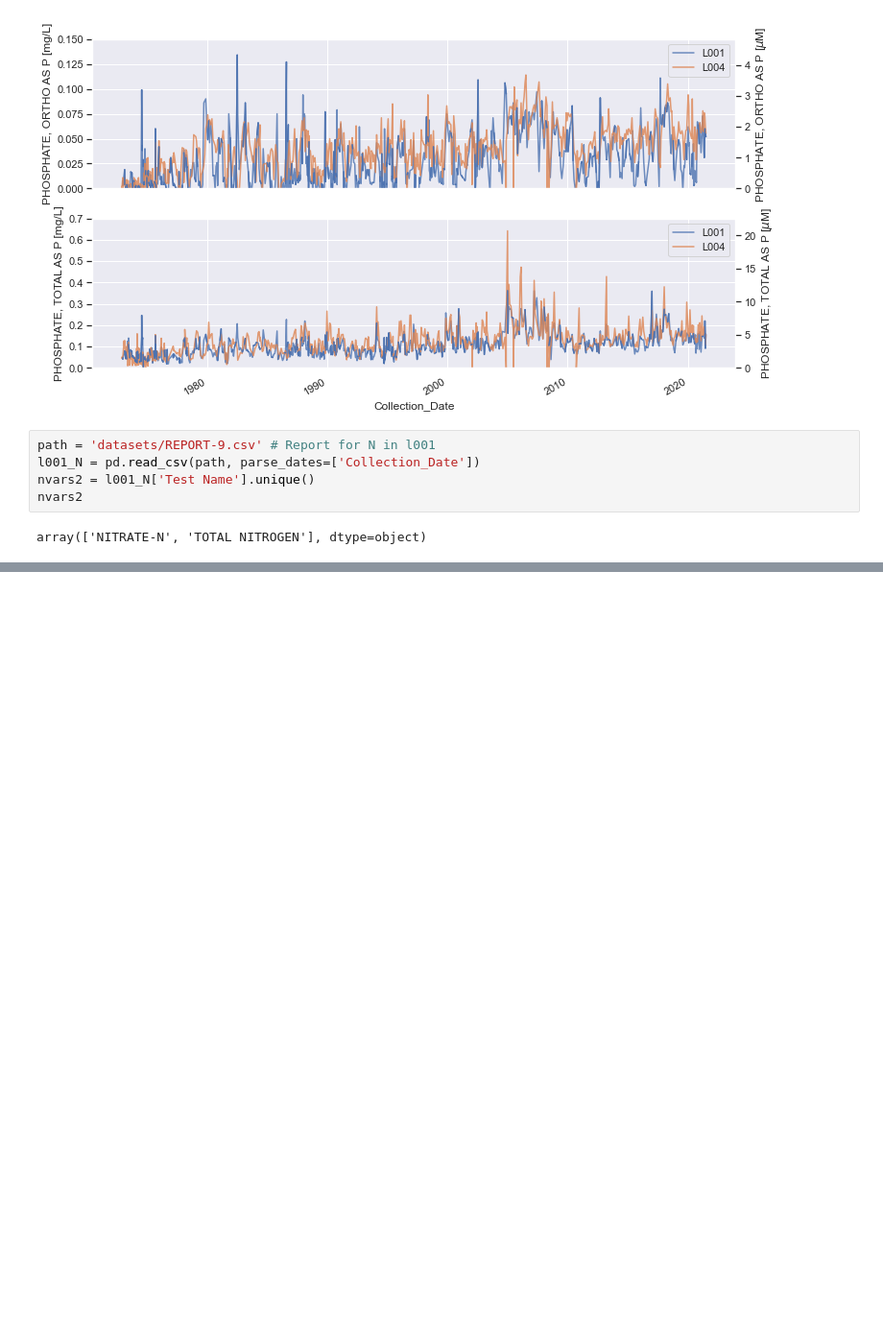
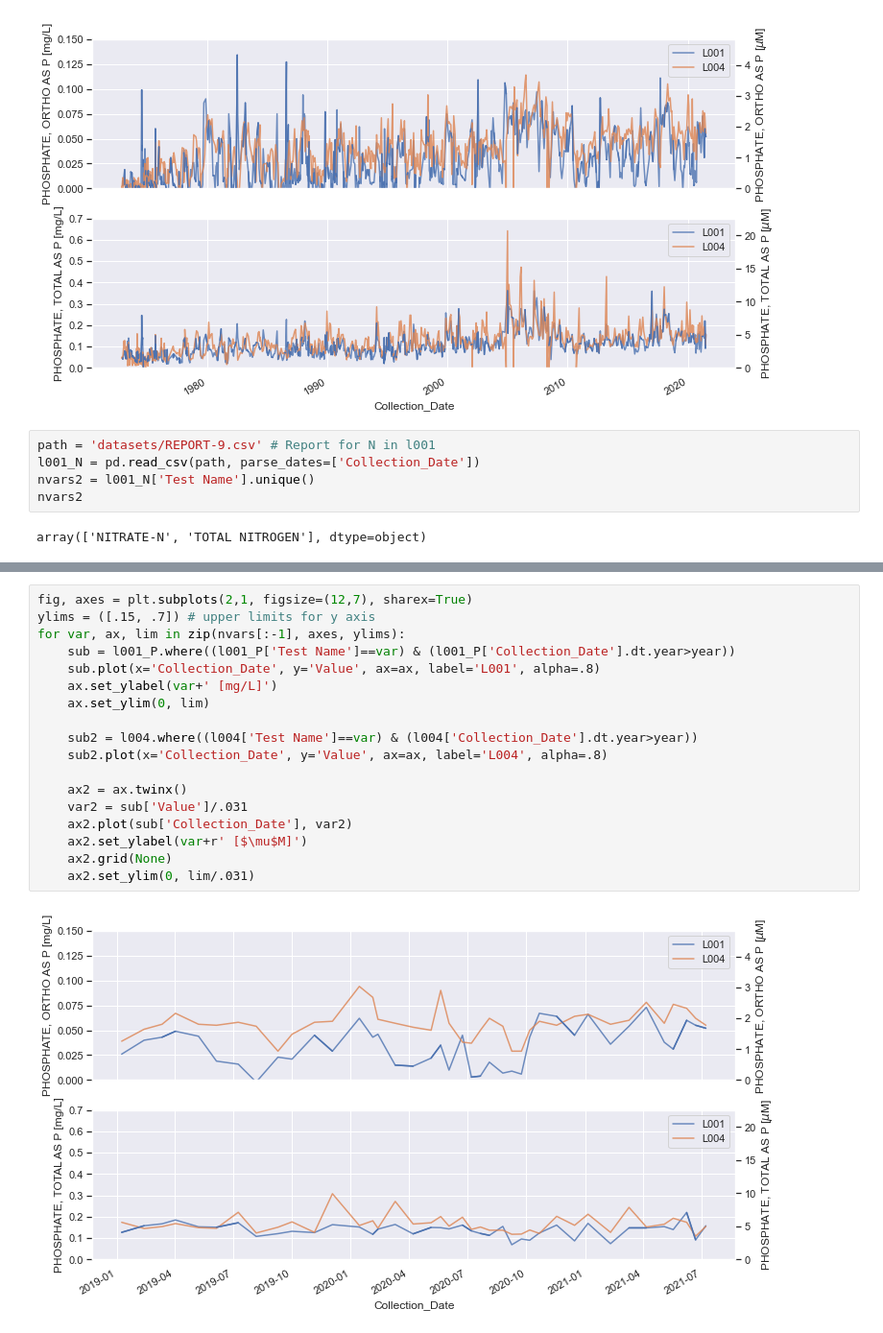
Before and after one commit to vrx-/dbhydro, a Jupyter notebook: dbhydro_PN.ipynb, the cells around one changed output, grey strips where cells are left out. Shown: that part at 96% size. Saved outputs shown, nothing was run; the diff lists cells and outputs as text; blank space fills up the shorter version.

```diff
--- a/dbhydro_PN.ipynb
+++ b/dbhydro_PN.ipynb
@@ -98,0 +123,20 @@ for var, ax, lim in zip(nvars2, axes, ylims):
+# %%
+fig, axes = plt.subplots(2,1, figsize=(12,7), sharex=True)
+ylims = ([.15, .7]) # upper limits for y axis
+for var, ax, lim in zip(nvars[:-1], axes, ylims):
+    sub = l001_P.where((l001_P['Test Name']==var) & (l001_P['Collection_Date'].dt.year>year))
+    sub.plot(x='Collection_Date', y='Value', ax=ax, label='L001', alpha=.8)
+    ax.set_ylabel(var+' [mg/L]')
+    ax.set_ylim(0, lim)
+
+    sub2 = l004.where((l004['Test Name']==var) & (l004['Collection_Date'].dt.year>year))
+    sub2.plot(x='Collection_Date', y='Value', ax=ax, label='L004', alpha=.8)
+
+    ax2 = ax.twinx()
+    var2 = sub['Value']/.031
+    ax2.plot(sub['Collection_Date'], var2)
+    ax2.set_ylabel(var+r' [$\mu$M]')
+    ax2.grid(None)
+    ax2.set_ylim(0, lim/.031)
+# %% [output]
+[figure, added]
```
Also changed, not shown: parts of 13 cells of this notebook, 6 other files.
